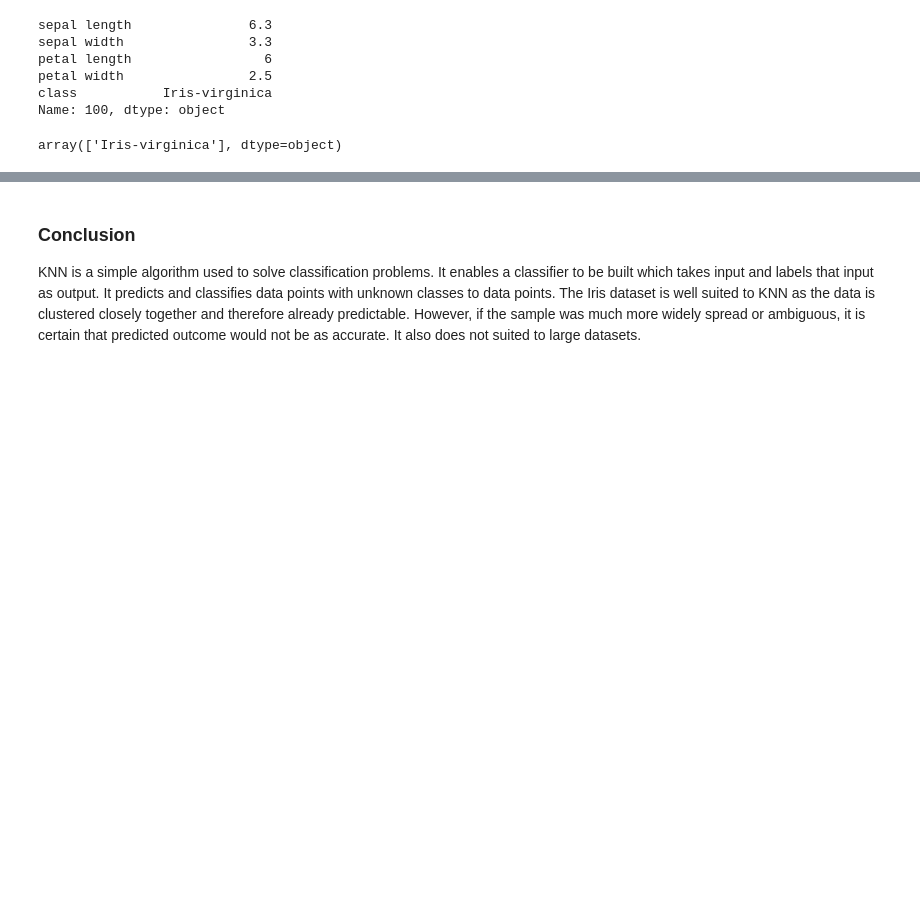
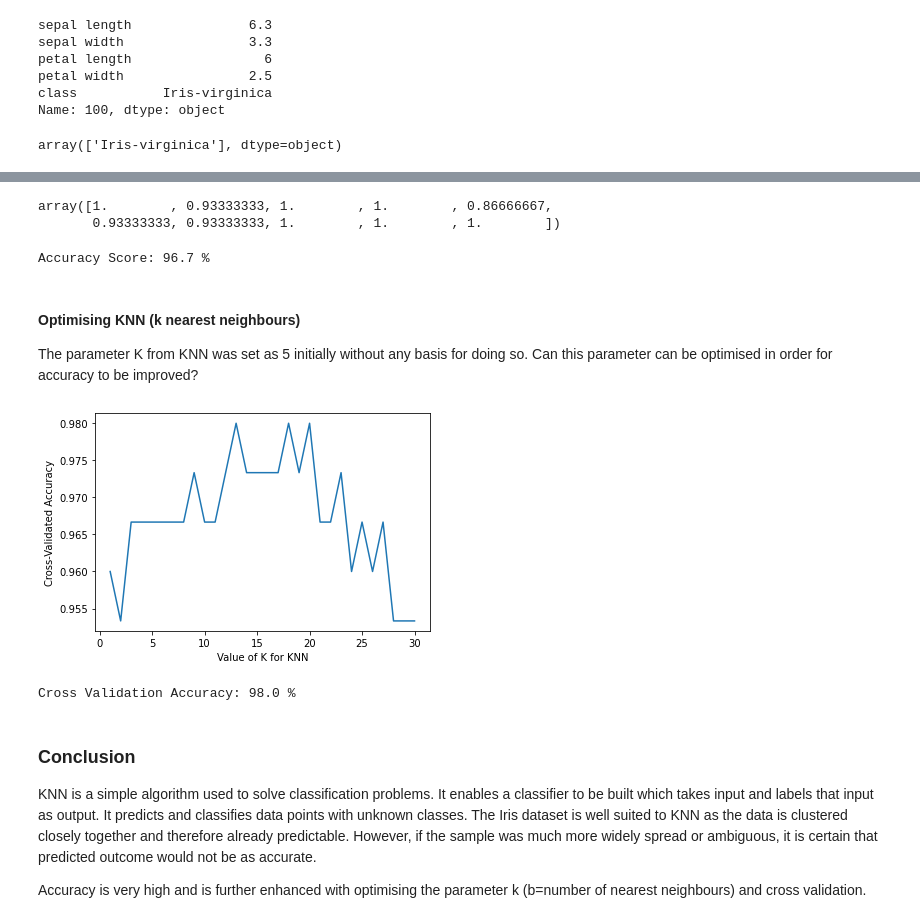
Before and after one commit to mhurley100/Machine-Learning-Statistics-Tasks, a Jupyter notebook: Tasks 2020.ipynb, the cells around one changed output, grey strips where cells are left out. Drawn from its saved outputs; the diff is of its cells as text; code cells hidden in the pictures; blank space fills up the shorter version.

```diff
--- a/Tasks 2020.ipynb
+++ b/Tasks 2020.ipynb
@@ -723,5 +761,3 @@ KNeighborsClassifier()
 # %%
 # Predict the classifications.
-knn = nei.KNeighborsClassifier(n_neighbors=5)
-knn.fit(inputs_train, outputs_train)
 predictions = knn.predict(inputs_test)
@@ -768,8 +830,47 @@ Iris-versicolor       0.93      0.93      0.93        15
+# %%
+# 10-fold (cv=10) cross-validation with K=5 (n_neighbors=5) for KNN (the n_neighbors parameter).
+iris = sns.load_dataset("iris")
+scores = cross_val_score(knn, iris.drop('species',axis=1), iris.species, cv=10, scoring='accuracy')
+scores
+# %% [output]
+array([1.        , 0.93333333, 1.        , 1.        , 0.86666667,
+       0.93333333, 0.93333333, 1.        , 1.        , 1.        ])
+# %%
+# Average value for accuracy
+print("Accuracy Score: %0.1f" % (scores.mean()*100), "%"[0])
+# %% [output]
+Accuracy Score: 96.7 %
+# %% [markdown]
+#### Optimising KNN (k nearest neighbours)
+
+The parameter K from KNN was set as 5 initially without any basis for doing so.  Can this parameter can be optimised in order for accuracy to be improved?
+# %%
+# Adapted from https://www.kaggle.com/melihkanbay/knn-best-parameters-gridsearchcv
+# Create a list of possible k factors from 1 to 30.
+k_range = list(range(1, 31))
+k_scores = []
+# Loop though the list and obtain the cross validation scores for each k value
+for k in k_range:
+    knn = nei.KNeighborsClassifier(n_neighbors=k)
+    scores = cross_val_score(knn, inputs, outputs, cv=10, scoring='accuracy')
+    k_scores.append(scores.mean())
+plt.plot(k_range, k_scores)
+plt.xlabel('Value of K for KNN')
+plt.ylabel('Cross-Validated Accuracy')
+plt.show()
+# %% [output]
+[figure, added]
+# %%
+knn = nei.KNeighborsClassifier(n_neighbors=20)
+print("Cross Validation Accuracy: %0.1f" % (cross_val_score(knn, inputs, outputs, cv=10, scoring='accuracy').mean()*100), "%"[0])
+# %% [output]
+Cross Validation Accuracy: 98.0 %
 # %% [markdown]
 ### Conclusion
 
+KNN is a simple algorithm used to solve classification problems. It enables a classifier to be built which takes input and labels that input as output. It predicts and classifies data points with unknown classes.   The Iris dataset is well suited to KNN as the data is clustered closely together and therefore already predictable. However, if the sample was much more widely spread or ambiguous, it is certain that predicted outcome would not be as accurate.
 
-KNN is a simple algorithm used to solve classification problems. It enables a classifier to be built which takes input and labels that input as output. It predicts and classifies data points with unknown classes to data points.   The Iris dataset is well suited to KNN as the data is clustered closely together and therefore already predictable. However, if the sample was much more widely spread or ambiguous, it is certain that predicted outcome would not be as accurate.  It also does not suited to large datasets.
+Accuracy is very high and is further enhanced with optimising the parameter k (b=number of nearest neighbours) and cross validation.
 # %% [markdown]
 ### References
 [1]  GitHub Inc., “GitHub,”https://github.com/.<br>
```
Also changed, not shown: parts of 39 cells of this notebook, 2 other files.
